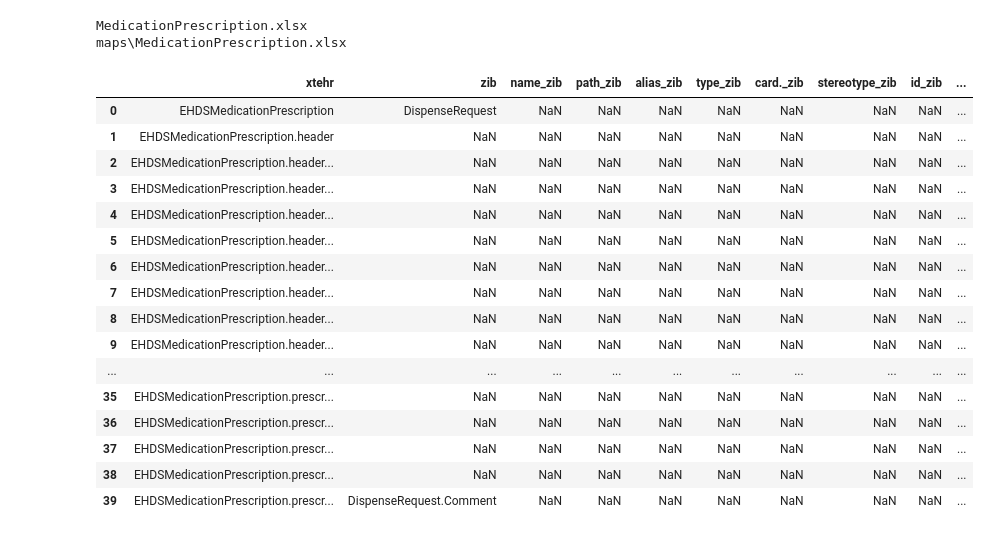
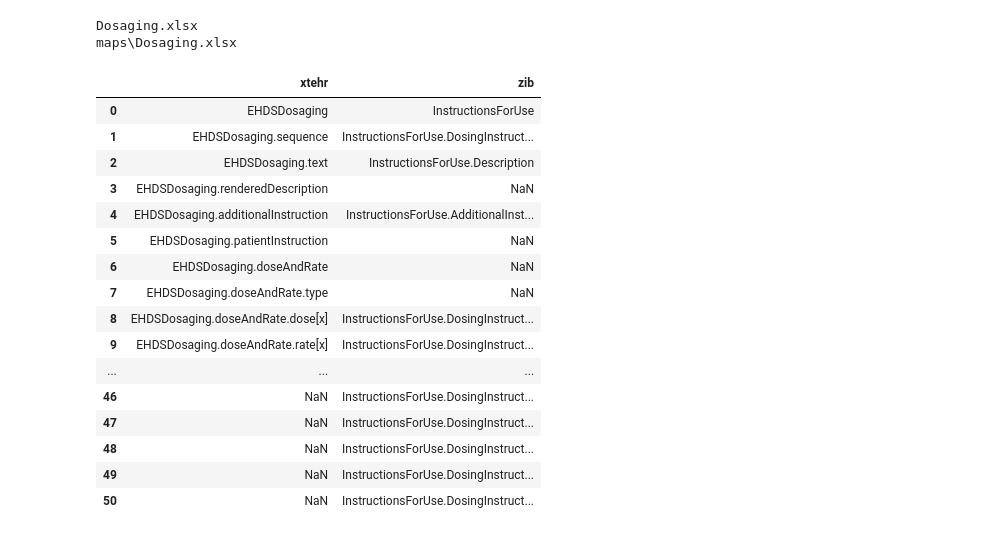
Before and after one commit to Nictiz/eu-nl-compared, a Jupyter notebook: mapping.ipynb, the cells around one changed output. Cells and saved outputs as stored; diff of their text form; code cells hidden in the pictures.

```diff
--- a/mapping.ipynb
+++ b/mapping.ipynb
@@ -138,34 +146,34 @@ maps = os.listdir(mapbase)
 # %%
-file = maps[10]
+file = maps[7]
 print(file)
 mappath = os.path.join(mapbase, file)
 print(mappath)
 mapdf = pd.read_excel(mappath)
 # Normalize + strip (for non-breaking spaces, Unicode issues)
 mapdf[['zib','xtehr']] = mapdf[['zib','xtehr']].map(
     lambda x: ud.normalize("NFKC", str(x)).replace("\xa0", " ").strip() if pd.notna(x) else x
 )
 mapdf
 # %% [output]
-MedicationPrescription.xlsx
-maps\MedicationPrescription.xlsx
+Dosaging.xlsx
+maps\Dosaging.xlsx
-|  | xtehr | zib | name_zib | path_zib | alias_zib | type_zib | card._zib | stereotype_zib | id_zib | ... |
-| 0 | EHDSMedicationPrescription | DispenseRequest | NaN | NaN | NaN | NaN | NaN | NaN | NaN | ... |
-| 1 | EHDSMedicationPrescription.header | NaN | NaN | NaN | NaN | NaN | NaN | NaN | NaN | ... |
-| 2 | EHDSMedicationPrescription.header... | NaN | NaN | NaN | NaN | NaN | NaN | NaN | NaN | ... |
-| 3 | EHDSMedicationPrescription.header... | NaN | NaN | NaN | NaN | NaN | NaN | NaN | NaN | ... |
-| 4 | EHDSMedicationPrescription.header... | NaN | NaN | NaN | NaN | NaN | NaN | NaN | NaN | ... |
-| 5 | EHDSMedicationPrescription.header... | NaN | NaN | NaN | NaN | NaN | NaN | NaN | NaN | ... |
-| 6 | EHDSMedicationPrescription.header... | NaN | NaN | NaN | NaN | NaN | NaN | NaN | NaN | ... |
-| 7 | EHDSMedicationPrescription.header... | NaN | NaN | NaN | NaN | NaN | NaN | NaN | NaN | ... |
-| 8 | EHDSMedicationPrescription.header... | NaN | NaN | NaN | NaN | NaN | NaN | NaN | NaN | ... |
-| 9 | EHDSMedicationPrescription.header... | NaN | NaN | NaN | NaN | NaN | NaN | NaN | NaN | ... |
-| ... | ... | ... | ... | ... | ... | ... | ... | ... | ... | ... |
-| 35 | EHDSMedicationPrescription.prescr... | NaN | NaN | NaN | NaN | NaN | NaN | NaN | NaN | ... |
-| 36 | EHDSMedicationPrescription.prescr... | NaN | NaN | NaN | NaN | NaN | NaN | NaN | NaN | ... |
-| 37 | EHDSMedicationPrescription.prescr... | NaN | NaN | NaN | NaN | NaN | NaN | NaN | NaN | ... |
-| 38 | EHDSMedicationPrescription.prescr... | NaN | NaN | NaN | NaN | NaN | NaN | NaN | NaN | ... |
-| 39 | EHDSMedicationPrescription.prescr... | DispenseRequest.Comment | NaN | NaN | NaN | NaN | NaN | NaN | NaN | ... |
+|  | xtehr | zib |
+| 0 | EHDSDosaging | InstructionsForUse |
+| 1 | EHDSDosaging.sequence | InstructionsForUse.DosingInstruct... |
+| 2 | EHDSDosaging.text | InstructionsForUse.Description |
+| 3 | EHDSDosaging.renderedDescription | NaN |
+| 4 | EHDSDosaging.additionalInstruction | InstructionsForUse.AdditionalInst... |
+| 5 | EHDSDosaging.patientInstruction | NaN |
+| 6 | EHDSDosaging.doseAndRate | NaN |
+| 7 | EHDSDosaging.doseAndRate.type | NaN |
+| 8 | EHDSDosaging.doseAndRate.dose[x] | InstructionsForUse.DosingInstruct... |
+| 9 | EHDSDosaging.doseAndRate.rate[x] | InstructionsForUse.DosingInstruct... |
+| ... | ... | ... |
+| 46 | NaN | InstructionsForUse.DosingInstruct... |
+| 47 | NaN | InstructionsForUse.DosingInstruct... |
+| 48 | NaN | InstructionsForUse.DosingInstruct... |
+| 49 | NaN | InstructionsForUse.DosingInstruct... |
+| 50 | NaN | InstructionsForUse.DosingInstruct... |
 # %%
 mapping = mapdf[['xtehr', 'zib']].merge(zibdf.add_suffix('_zib'), left_on='zib', right_on='path_zib', how='outer').merge(xlmdf.add_suffix('_xtehr'), left_on='xtehr', right_on='path_xtehr', how='outer')
 mapping
```
Also changed, not shown: parts of 8 cells of this notebook, 7 other files.
